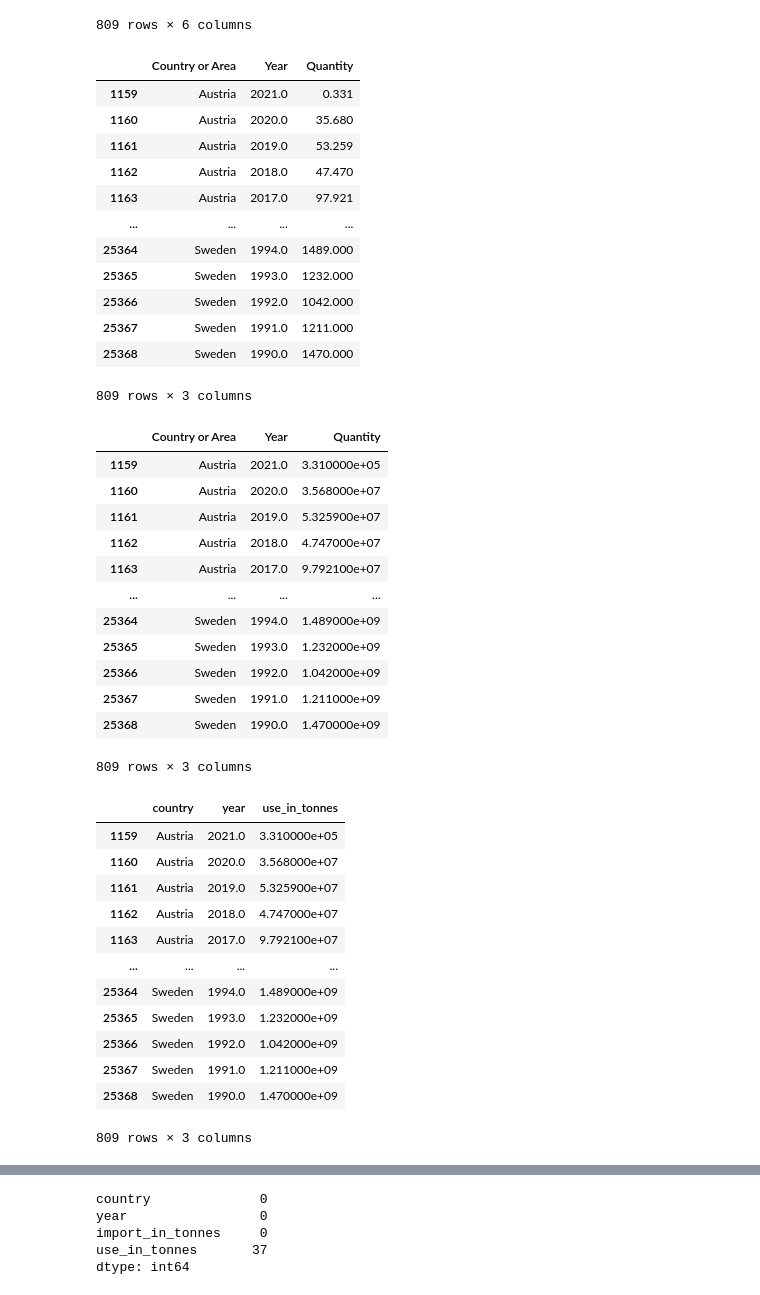
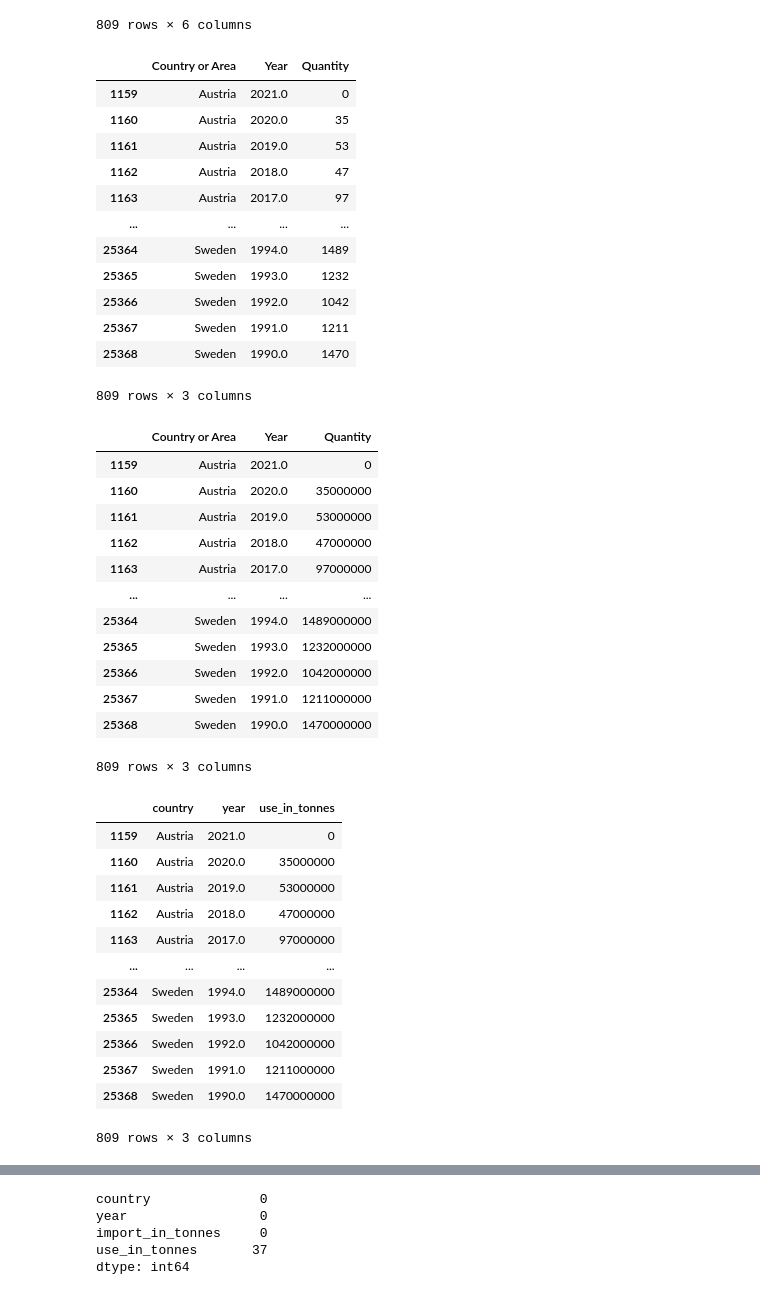
Before and after one commit to mmrachacz/Mid-IronHack-Project, a Jupyter notebook: New_Version_Temp_Change_and_other.ipynb, the cells around one changed output, grey strips where cells are left out. Saved outputs shown, nothing was run; the diff lists cells and outputs as text; code cells hidden in the pictures.

```diff
--- a/New_Version_Temp_Change_and_other.ipynb
+++ b/New_Version_Temp_Change_and_other.ipynb
@@ -1,6 +1,9 @@
 # %%
 import pandas as pd
 import numpy as np
+# %%
+# pd.set_option('display.float_format', lambda x: '%.5f' % x)
+pd.reset_option('display.float_format')
 # %% [markdown]
 # Temperature Change EU Data:
 # %%
@@ -846,20 +855,21 @@ fuel_use
 809 rows × 6 columns
 # %%
 fuel_use = fuel_use.drop(['Commodity - Transaction','Unit', 'Quantity Footnotes'], axis = 1)
+fuel_use.Quantity = fuel_use.Quantity.astype(int)
 fuel_use
 # %% [output]
 |  | Country or Area | Year | Quantity |
-| 1159 | Austria | 2021.0 | 0.331 |
-| 1160 | Austria | 2020.0 | 35.680 |
-| 1161 | Austria | 2019.0 | 53.259 |
-| 1162 | Austria | 2018.0 | 47.470 |
-| 1163 | Austria | 2017.0 | 97.921 |
+| 1159 | Austria | 2021.0 | 0 |
+| 1160 | Austria | 2020.0 | 35 |
+| 1161 | Austria | 2019.0 | 53 |
+| 1162 | Austria | 2018.0 | 47 |
+| 1163 | Austria | 2017.0 | 97 |
 | ... | ... | ... | ... |
-| 25364 | Sweden | 1994.0 | 1489.000 |
-| 25365 | Sweden | 1993.0 | 1232.000 |
-| 25366 | Sweden | 1992.0 | 1042.000 |
-| 25367 | Sweden | 1991.0 | 1211.000 |
-| 25368 | Sweden | 1990.0 | 1470.000 |
+| 25364 | Sweden | 1994.0 | 1489 |
+| 25365 | Sweden | 1993.0 | 1232 |
+| 25366 | Sweden | 1992.0 | 1042 |
+| 25367 | Sweden | 1991.0 | 1211 |
+| 25368 | Sweden | 1990.0 | 1470 |
 809 rows × 3 columns
 # %%
 # converting quantity into tonnes
@@ -867,17 +877,17 @@ fuel_use.Quantity = fuel_use.Quantity * 1000000
 fuel_use
 # %% [output]
 |  | Country or Area | Year | Quantity |
-| 1159 | Austria | 2021.0 | 3.310000e+05 |
-| 1160 | Austria | 2020.0 | 3.568000e+07 |
-| 1161 | Austria | 2019.0 | 5.325900e+07 |
-| 1162 | Austria | 2018.0 | 4.747000e+07 |
-| 1163 | Austria | 2017.0 | 9.792100e+07 |
+| 1159 | Austria | 2021.0 | 0 |
+| 1160 | Austria | 2020.0 | 35000000 |
+| 1161 | Austria | 2019.0 | 53000000 |
+| 1162 | Austria | 2018.0 | 47000000 |
+| 1163 | Austria | 2017.0 | 97000000 |
 | ... | ... | ... | ... |
-| 25364 | Sweden | 1994.0 | 1.489000e+09 |
-| 25365 | Sweden | 1993.0 | 1.232000e+09 |
-| 25366 | Sweden | 1992.0 | 1.042000e+09 |
-| 25367 | Sweden | 1991.0 | 1.211000e+09 |
-| 25368 | Sweden | 1990.0 | 1.470000e+09 |
+| 25364 | Sweden | 1994.0 | 1489000000 |
+| 25365 | Sweden | 1993.0 | 1232000000 |
+| 25366 | Sweden | 1992.0 | 1042000000 |
+| 25367 | Sweden | 1991.0 | 1211000000 |
+| 25368 | Sweden | 1990.0 | 1470000000 |
 809 rows × 3 columns
 # %%
 # renaming columns
@@ -885,17 +895,17 @@ fuel_use = fuel_use.rename(columns={"Country or Area" : "country", "Quantity" :
 fuel_use
 # %% [output]
 |  | country | year | use_in_tonnes |
-| 1159 | Austria | 2021.0 | 3.310000e+05 |
-| 1160 | Austria | 2020.0 | 3.568000e+07 |
-| 1161 | Austria | 2019.0 | 5.325900e+07 |
-| 1162 | Austria | 2018.0 | 4.747000e+07 |
-| 1163 | Austria | 2017.0 | 9.792100e+07 |
+| 1159 | Austria | 2021.0 | 0 |
+| 1160 | Austria | 2020.0 | 35000000 |
+| 1161 | Austria | 2019.0 | 53000000 |
+| 1162 | Austria | 2018.0 | 47000000 |
+| 1163 | Austria | 2017.0 | 97000000 |
 | ... | ... | ... | ... |
-| 25364 | Sweden | 1994.0 | 1.489000e+09 |
-| 25365 | Sweden | 1993.0 | 1.232000e+09 |
-| 25366 | Sweden | 1992.0 | 1.042000e+09 |
-| 25367 | Sweden | 1991.0 | 1.211000e+09 |
-| 25368 | Sweden | 1990.0 | 1.470000e+09 |
+| 25364 | Sweden | 1994.0 | 1489000000 |
+| 25365 | Sweden | 1993.0 | 1232000000 |
+| 25366 | Sweden | 1992.0 | 1042000000 |
+| 25367 | Sweden | 1991.0 | 1211000000 |
+| 25368 | Sweden | 1990.0 | 1470000000 |
 809 rows × 3 columns
 # %%
 # merging
```
Also changed, not shown: parts of 34 cells of this notebook, 13 other files.
